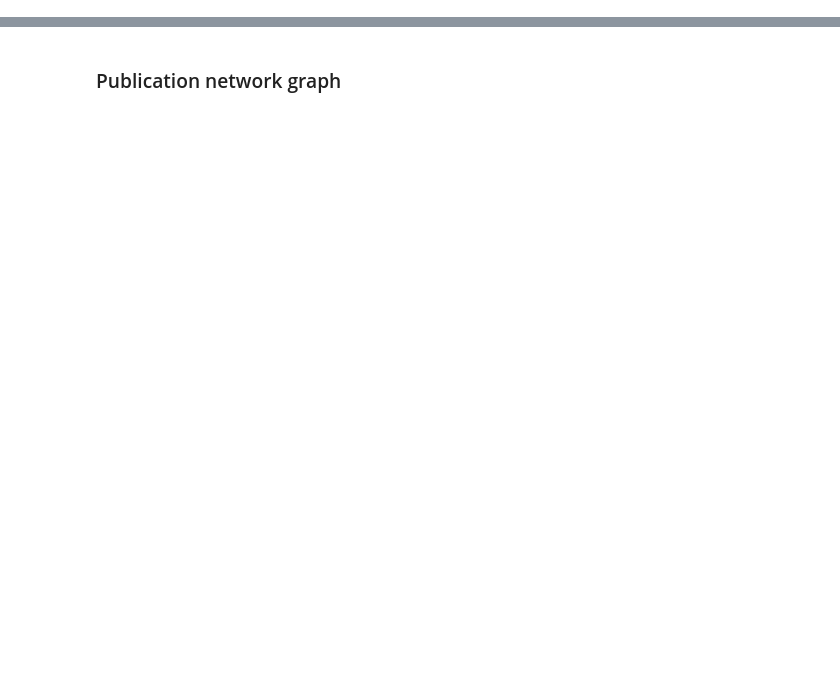
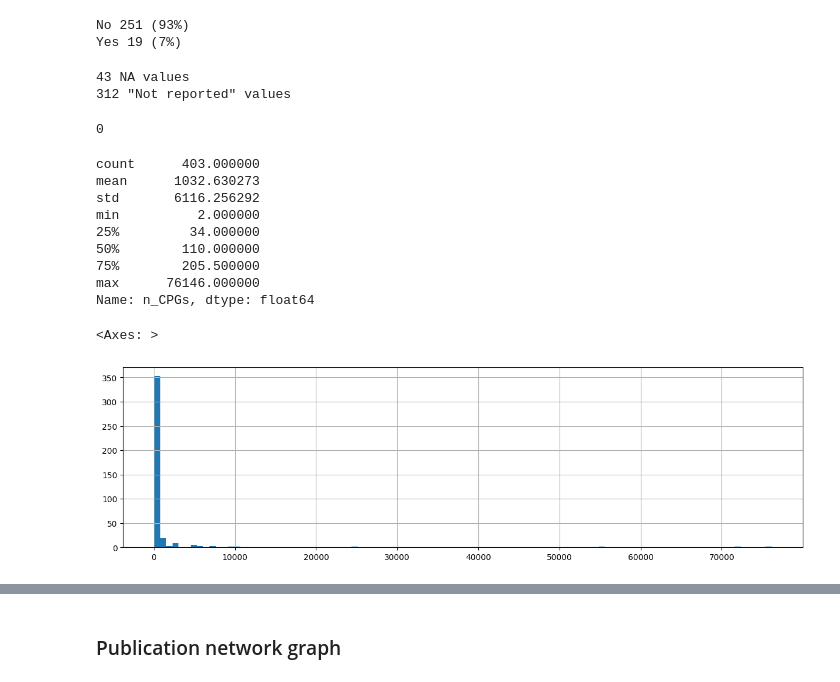
Before and after one commit to inDEPTHlab/DeMetRA-review, a Jupyter notebook: definitions/data_preprocessing.ipynb, the cells around one changed output, grey strips where cells are left out. Saved outputs shown, nothing was run; the diff lists cells and outputs as text; code cells hidden in the pictures; blank space fills up the shorter version.

```diff
--- a/definitions/data_preprocessing.ipynb
+++ b/definitions/data_preprocessing.ipynb
@@ -266,0 +495,35 @@ Index(['Identifier', 'Type', 'Author_dirty', 'Year', 'Title', 'Journal_dirty',
+# %%
+get_count_percent('Sample_overlap_target_base')
+# %% [output]
+No 251 (93%)
+Yes 19 (7%)
+# %%
+# TODO: NA == link them to the base sample
+
+print(lit_main["Number of CpGs"].isna().sum(), 'NA values')
+print(lit_main.loc[lit_main["Number of CpGs"]=='Not reported',].shape[0], '"Not reported" values')
+
+lit_main['n_CPGs'] = pd.to_numeric(lit_main['Number of CpGs'], errors='coerce')
+
+coerced_mask = lit_main['n_CPGs'].isna() & lit_main['Number of CpGs'].notna()
+lit_main.loc[coerced_mask & (lit_main['Number of CpGs'] != 'Not reported'), ].shape[0]
+# %% [output]
+43 NA values
+312 "Not reported" values
+0
+# %%
+print(lit_main['n_CPGs'].describe())
+
+lit_main['n_CPGs'].hist(bins=100, figsize=(15, 4))
+# %% [output]
+count      403.000000
+mean      1032.630273
+std       6116.256292
+min          2.000000
+25%         34.000000
+50%        110.000000
+75%        205.500000
+max      76146.000000
+Name: n_CPGs, dtype: float64
+<Axes: >
+[figure, added]
```
Also changed, not shown: parts of 58 cells of this notebook, 9 other files.
